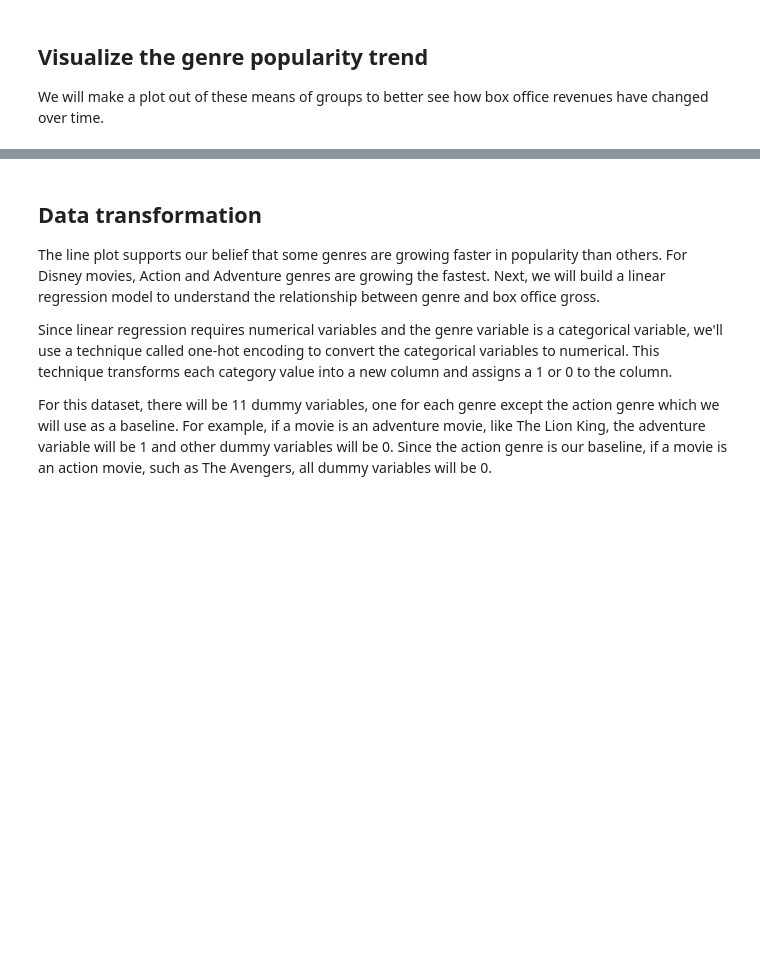
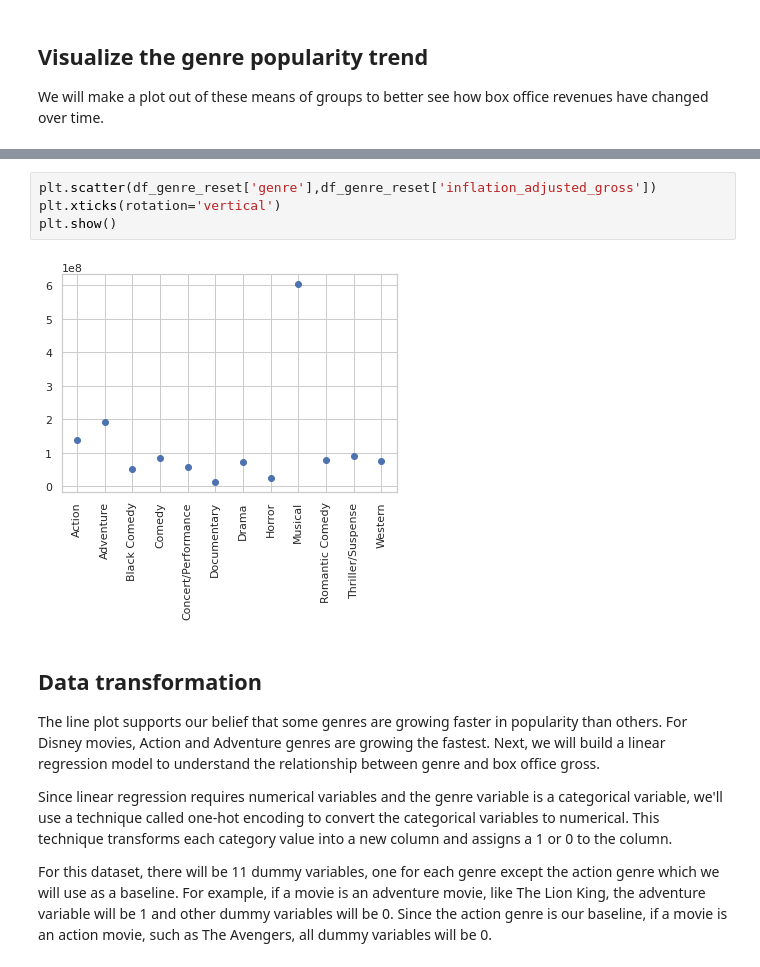
Before and after one commit to uomodellamansarda/DisneyMoviesAnalysis, a Jupyter notebook: DisneyCharAnalysis.ipynb, the cells around one changed output, grey strips where cells are left out. Cells and saved outputs as stored; diff of their text form; blank space fills up the shorter version.

```diff
--- a/DisneyCharAnalysis.ipynb
+++ b/DisneyCharAnalysis.ipynb
@@ -80,3 +90,9 @@ sns.relplot(data=genre_yearly,x='release_year',y='inflation_adjusted_gross',kind
+# %%
+plt.scatter(df_genre_reset['genre'],df_genre_reset['inflation_adjusted_gross'])
+plt.xticks(rotation='vertical')
+plt.show()
+# %% [output]
+[figure, added]
 # %% [markdown]
 ## Data transformation
 <p>The line plot supports our belief that some genres are growing faster in popularity than others. For Disney movies, Action and Adventure genres are growing the fastest. Next, we will build a linear regression model to understand the relationship between genre and box office gross. </p>
```
Also changed, not shown: parts of 6 cells of this notebook.
